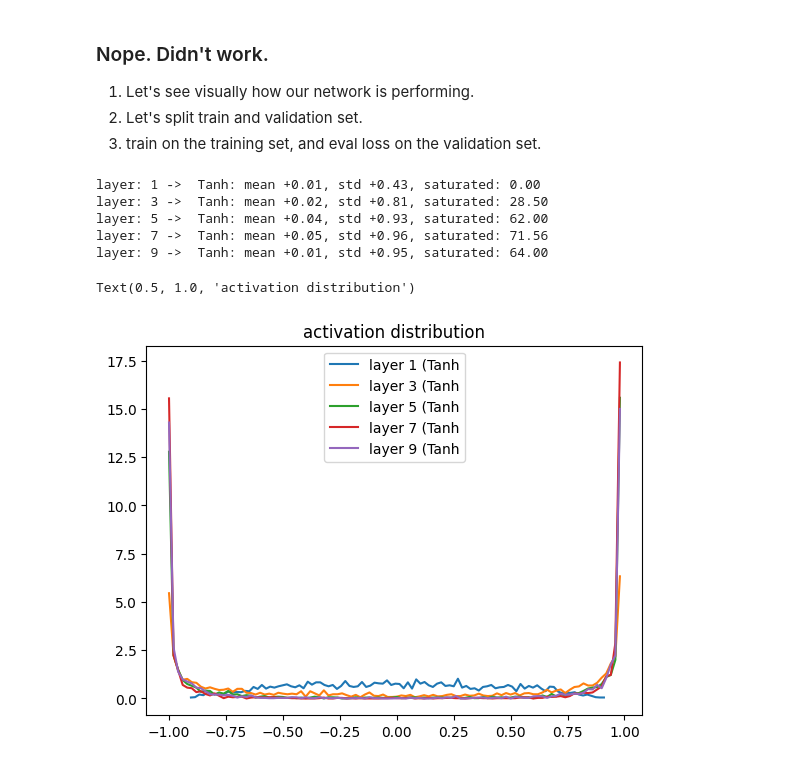
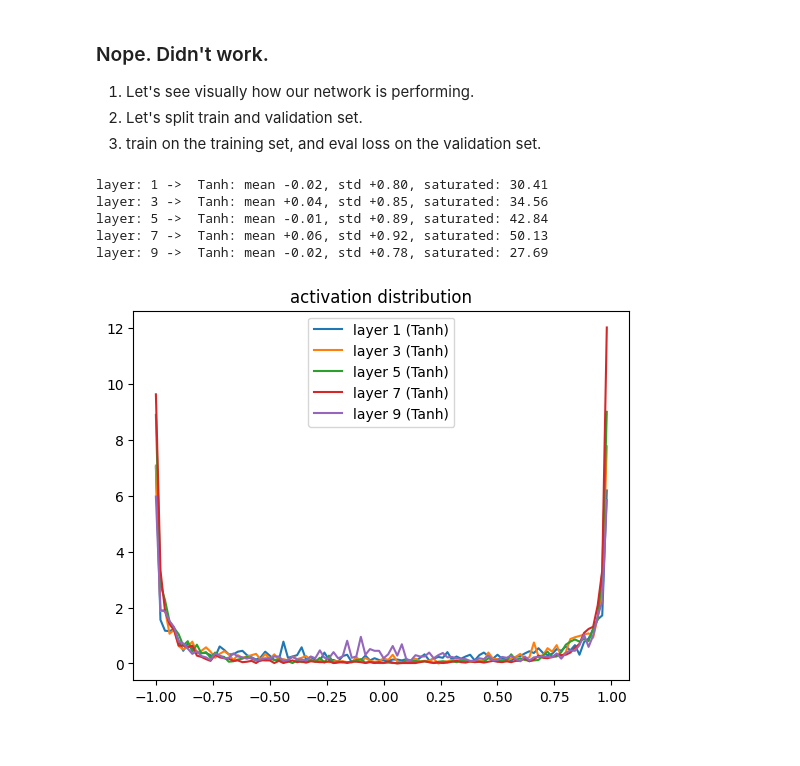
Before and after one commit to aabs7/Robot-Learning, a Jupyter notebook: llm/trigram.ipynb, the cells around one changed output. Saved outputs shown, nothing was run; the diff lists cells and outputs as text; code cells hidden in the pictures.

```diff
--- a/llm/trigram.ipynb
+++ b/llm/trigram.ipynb
@@ -273,6 +281,7 @@ Num data: 12319884
 # %%
-def forward_backward_pass():
+def forward_backward_pass(x=x_train, y=y_train):
     # 1) FORWARD PASS
+    x_enc = C[x].view(len(x), -1)
     logits = x_enc @ W
     counts_nn = logits.exp()
     prob_nn = counts_nn / counts_nn.sum(dim=1, keepdim=True)
@@ -280,15 +289,17 @@ def forward_backward_pass():
     loss = -1 * torch.log(prob_nn[torch.arange(len(prob_nn)), y]).mean()
     # Loss is negative logprobs (average)
     # Line 4, 5, 7 are simply achievable through F.cross_entropy(logits, y)
-    print(F.cross_entropy(logits, y).item()) # This is clled cross_entropy because
+    # print(F.cross_entropy(logits, y).item()) # This is clled cross_entropy because
     print(loss.item())
 
     # 2) Backward Pass
     W.grad = None # Clear out gradients
+    C.grad = None
     loss.backward()
 
     # Optimize weights
-    W.data += -50 * W.grad # Gradients point towards the increase in loss.
+    W.data += -0.1 * W.grad # Gradients point towards the increase in loss.
+    C.data += -0.1 * C.grad
 
 forward_backward_pass()
 # %% [output]
@@ -435,5 +479,5 @@ def predict(layers, examples=10):
 # %%
-layer = Linear(54, 27)
+layer = Linear(n_embed * block_size, 27)
 out = layer(x_enc)
 print(out.shape)
 # %% [output]
@@ -498,15 +540,16 @@ smdrsnh.
 ## Not a good performance, the loss is very high in the beginning (remember loss plot is in log scale).
 #### Lets scale the loss down at the initialization (scale down W and b), and increase the number of layers
 # %%
+C = Embedding(vocab_size=vocab_size, n_embed=n_embed)
 layers_w_nl = [
-    Linear(54, 100, bias=False), Tanh(),
+    Linear(n_embed * block_size, 100, bias=False), Tanh(),
     Linear(100, 100, bias=False), Tanh(),
     Linear(100, 100, bias=False), Tanh(),
     Linear(100, 100, bias=False), Tanh(),
     Linear(100, 100, bias=False), Tanh(),
     Linear(100, 27)
 ]
-parameters_nl = [p for layer in layers_w_nl for p in layer.parameters()]
+parameters_nl = C.parameters() + [p for layer in layers_w_nl for p in layer.parameters()]
 print("Total parameters = ", sum(p.nelement() for p in parameters_nl))
 
 # lets make sure that the use grad is true for all parameters.
@@ -514,7 +557,7 @@ for p in parameters_nl:
     p.requires_grad = True
 
 # Now train like before
-all_loss = train(x_enc, y, layers_w_nl, parameters_nl, epochs=100000, lr=0.10, verbose=False)
-print(f'Average last 10 loss: {sum(all_loss[:10])/10:.2f}')
+all_loss = train(x_train, y_train, layers_w_nl, parameters_nl, 100000, C, lr=0.10, verbose=False)
+print(f'Average last 10 loss: {sum(all_loss[-10:])/10:.2f}')
 plt.plot(all_loss)
 # %% [output]
@@ -536,25 +579,28 @@ Scaled initialization weights, for good initialization: Average last 10 loss: 0.
 3) train on the training set, and eval loss on the validation set.
 # %%
 # Visualize the histogram of activation
-plt.figure()
-legends = []
-for i, layer in enumerate(layers_w_nl):
-    if isinstance(layer, Tanh):
-        t = layer.out
-        print("layer: %d -> %5s: mean %+.2f, std %+.2f, saturated: %.2f" % (i, layer.__class__.__name__, t.mean().item(), t.std().item(), (t.abs() > 0.97).float().mean() * 100))
-        hy, hx = torch.histogram(t, density=True)
-        plt.plot(hx[:-1].detach(), hy.detach())
-        legends.append(f'layer {i} ({layer.__class__.__name__}')
-plt.legend(legends)
-plt.title('activation distribution')
+def plot_tanh_activation(layers):
+    plt.figure()
+    legends = []
+    for i, layer in enumerate(layers):
+        if isinstance(layer, Tanh):
+            t = layer.out
+            print("layer: %d -> %5s: mean %+.2f, std %+.2f, saturated: %.2f" % (i, layer.__class__.__name__, t.mean().item(), t.std().item(), (t.abs() > 0.97).float().mean() * 100))
+            hy, hx = torch.histogram(t, density=True)
+            plt.plot(hx[:-1].detach(), hy.detach())
+            legends.append(f'layer {i} ({layer.__class__.__name__})')
+    plt.legend(legends)
+    plt.title('activation distribution')
+plot_tanh_activation(layers_w_nl)
+
+# looks very saturated (most of the neurons are not active)
 # %% [output]
-layer: 1 ->  Tanh: mean +0.01, std +0.43, saturated: 0.00
-layer: 3 ->  Tanh: mean +0.02, std +0.81, saturated: 28.50
-layer: 5 ->  Tanh: mean +0.04, std +0.93, saturated: 62.00
-layer: 7 ->  Tanh: mean +0.05, std +0.96, saturated: 71.56
-layer: 9 ->  Tanh: mean +0.01, std +0.95, saturated: 64.00
+layer: 1 ->  Tanh: mean -0.02, std +0.80, saturated: 30.41
+layer: 3 ->  Tanh: mean +0.04, std +0.85, saturated: 34.56
+layer: 5 ->  Tanh: mean -0.01, std +0.89, saturated: 42.84
+layer: 7 ->  Tanh: mean +0.06, std +0.92, saturated: 50.13
+layer: 9 ->  Tanh: mean -0.02, std +0.78, saturated: 27.69
-Text(0.5, 1.0, 'activation distribution')
-[figure, old version]
+[figure, new version]
 # %%
 plt.figure()
 plt.imshow(layers_w_nl[7].out.abs() > 0.97, cmap='gray')
```
Also changed, not shown: parts of 23 cells of this notebook.
